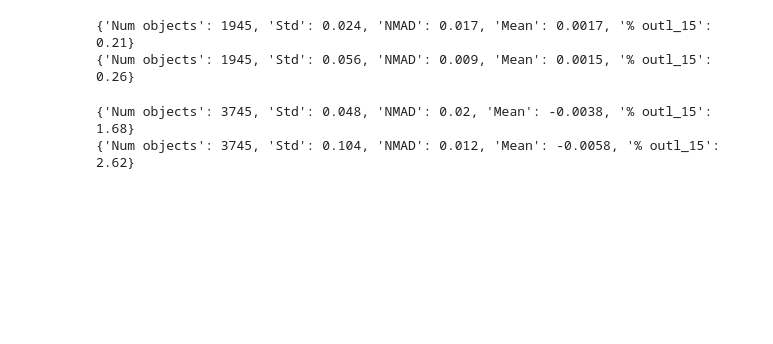
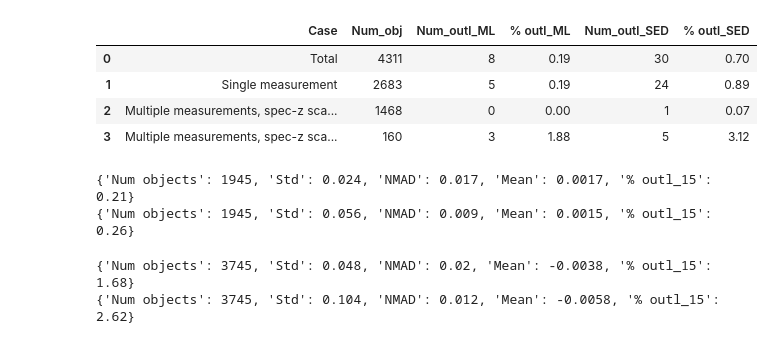
Before and after one commit to ShrRa/COSMOS_SOM, a Jupyter notebook: InspectDuplicatedSpecZ.ipynb, the cells around one changed output. Drawn from its saved outputs; the diff is of its cells as text; code cells hidden in the pictures; blank space fills up the shorter version.

```diff
--- a/InspectDuplicatedSpecZ.ipynb
+++ b/InspectDuplicatedSpecZ.ipynb
@@ -77,3 +78,26 @@ outlAnalysis
 | 1 | Single measurement | 3745 | 63 | 1.68 | 98 | 2.62 | 58 | 1.55 |
 | 2 | Multiple measurements, spec-z sca... | 1945 | 4 | 0.21 | 5 | 0.26 | 4 | 0.21 |
 | 3 | Multiple measurements, spec-z sca... | 277 | 31 | 11.19 | 30 | 10.83 | 7 | 2.53 |
+# %%
+### After specZ_outlCoeff cleaning
+outlAnalysisClean=pd.DataFrame(columns=['Case','Num_obj',
+                                   'Num_outl_ML','% outl_ML',
+                                   'Num_outl_SED','% outl_SED',
+                                   'Num_outl_ML/SED','% outl_ML/SED'])
+
+tt=test[test.specZ_outlCoeff.abs()<=1]
+t=tt
+outlAnalysisClean=outlAnalysisClean.append(countOutlStat(t,'Total'),ignore_index=True)
+
+t=tt[tt['NumMeasurements']<=1]
+outlAnalysisClean=outlAnalysisClean.append(countOutlStat(t,'Single measurement'),ignore_index=True)
+
+t=tt[tt['NumMeasurements']>1]
+t=t[t['SpecScatter']<0.1]
+outlAnalysisClean=outlAnalysisClean.append(countOutlStat(t,'Multiple measurements, spec-z scatter <0.1'),
+                                 ignore_index=True)
+
+t=tt[tt['NumMeasurements']>1]
+t=t[t['SpecScatter']>=0.1]
+outlAnalysisClean=outlAnalysisClean.append(countOutlStat(t,'Multiple measurements, spec-z scatter >=0.1'),
+                                 ignore_index=True)
@@ -80,3 +112,11 @@ outlAnalysis
+# %%
+outlAnalysisClean[['Case','Num_obj','Num_outl_ML','% outl_ML','Num_outl_SED','% outl_SED']]
+# %% [output]
+|  | Case | Num_obj | Num_outl_ML | % outl_ML | Num_outl_SED | % outl_SED |
+| 0 | Total | 4311 | 8 | 0.19 | 30 | 0.70 |
+| 1 | Single measurement | 2683 | 5 | 0.19 | 24 | 0.89 |
+| 2 | Multiple measurements, spec-z sca... | 1468 | 0 | 0.00 | 1 | 0.07 |
+| 3 | Multiple measurements, spec-z sca... | 160 | 3 | 1.88 | 5 | 3.12 |
 # %%
 t=test.drop_duplicates('Seq')
 t=t[t['NumMeasurements']>1]
```
Also changed, not shown: parts of 2 cells of this notebook.
